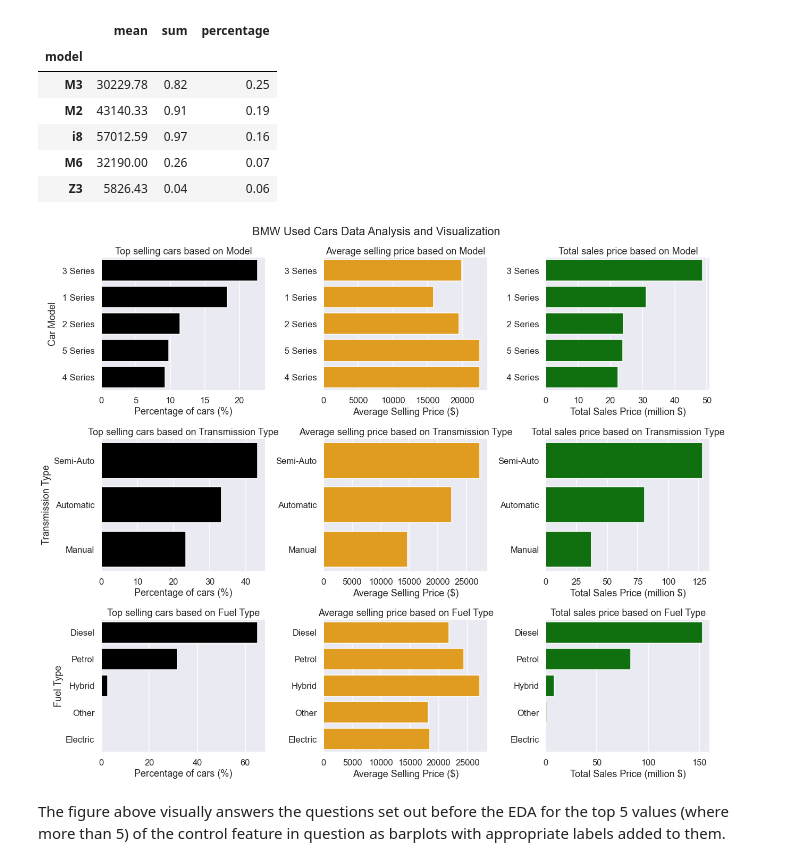
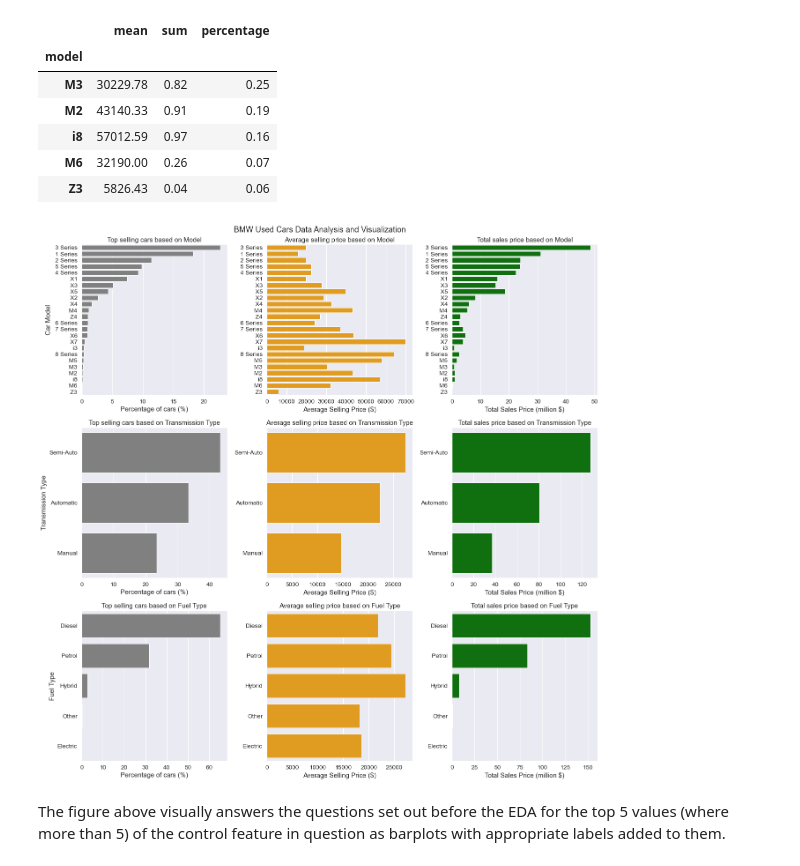
Before and after one commit to TIslam95/Used_Car_Data_Analysis_and_Visualization, a Jupyter notebook: bmw_used_car_analysis.ipynb, the cells around one changed output. Drawn from its saved outputs; the diff is of its cells as text; code cells hidden in the pictures.

Commit message:
Update Visualizations

```diff
--- a/bmw_used_car_analysis.ipynb
+++ b/bmw_used_car_analysis.ipynb
@@ -333,31 +333,31 @@ display(df_model.tail())
 | Z3 | 5826.43 | 0.04 | 0.06 |
 # %%
 # Set up the visualization context and style
-sns.set_context("talk")
+sns.set_context("notebook", font_scale = 1.25)
 sns.set_style("darkgrid")
 
 # Create a figure
-plt.figure(figsize = (18,15))
+plt.figure(figsize = (18,18))
 
 # Provide a Central Title for the figure and adjust the subplot layouts
 plt.suptitle("BMW Used Cars Data Analysis and Visualization")
 
 # Create Barplot in Position: 1 Based on Model showing values for Percentage
 plt.subplot(3, 3, 1)
-customBarPlot(data = df_model.head(),
+customBarPlot(data = df_model,
              x = 'percentage',
-             y = df_model.head().index,
+             y = df_model.index,
              orient = 'h',
-             color = 'black',
+             color = 'grey',
              title = "Top selling cars based on Model",
              xlabel = "Percentage of cars (%)",
              ylabel = "Car Model")
 
 # Create Barplot in Position: 2 Based on Model showing values for average selling price
 plt.subplot(3, 3, 2)
-customBarPlot(data = df_model.head(),
+customBarPlot(data = df_model,
              x = 'mean',
-             y = df_model.head().index,
+             y = df_model.index,
              orient = 'h',
              color = 'orange',
              title = "Average selling price based on Model",
@@ -366,9 +366,9 @@ customBarPlot(data = df_model.head(),
 
 # Create Barplot in Position: 3 Based on Model showing values for total sales
 plt.subplot(3, 3, 3)
-customBarPlot(data = df_model.head(),
+customBarPlot(data = df_model,
              x = 'sum',
-             y = df_model.head().index,
+             y = df_model.index,
              orient = 'h',
              color = 'green',
              title = "Total sales price based on Model",
@@ -377,20 +377,20 @@ customBarPlot(data = df_model.head(),
 
 # Create Barplot in Position: 4 Based on Transmission Type showing values for Percentage
 plt.subplot(3, 3, 4)
-customBarPlot(data = df_transmission.head(),
+customBarPlot(data = df_transmission,
              x = 'percentage',
-             y = df_transmission.head().index,
+             y = df_transmission.index,
              orient = 'h',
-             color = 'black',
+             color = 'grey',
              title = "Top selling cars based on Transmission Type",
              xlabel = "Percentage of cars (%)",
              ylabel = "Transmission Type")
 
 # Create Barplot in Position: 5 Based on Transmission Type showing values for average selling price
 plt.subplot(3, 3, 5)
-customBarPlot(data = df_transmission.head(),
+customBarPlot(data = df_transmission,
              x = 'mean',
-             y = df_transmission.head().index,
+             y = df_transmission.index,
              orient = 'h',
              color = 'orange',
              title = "Average selling price based on Transmission Type",
@@ -399,9 +399,9 @@ customBarPlot(data = df_transmission.head(),
 
 # Create Barplot in Position: 6 Based on Transmission Type showing values for total sales
 plt.subplot(3, 3, 6)
-customBarPlot(data = df_transmission.head(),
+customBarPlot(data = df_transmission,
              x = 'sum',
-             y = df_transmission.head().index,
+             y = df_transmission.index,
              orient = 'h',
              color = 'green',
              title = "Total sales price based on Transmission Type",
@@ -410,45 +410,45 @@ customBarPlot(data = df_transmission.head(),
 
 # Create Barplot in Position: 7 Based on Fuel Type showing values for Percentage
 plt.subplot(3, 3, 7)
-customBarPlot(data = df_fuelType.head(),
+customBarPlot(data = df_fuelType,
              x = 'percentage',
-             y = df_fuelType.head().index,
+             y = df_fuelType.index,
              orient = 'h',
-             color = 'black',
+             color = 'grey',
              title = "Top selling cars based on Fuel Type",
              xlabel = "Percentage of cars (%)",
              ylabel = "Fuel Type")
 
 # Create Barplot in Position: 8 Based on Fuel Type showing values for average selling price
 plt.subplot(3, 3, 8)
-customBarPlot(data = df_fuelType.head(),
+customBarPlot(data = df_fuelType,
              x = 'mean',
-             y = df_fuelType.head().index,
+             y = df_fuelType.index,
              orient = 'h',
              color = 'orange',
              title = "Average selling price based on Fuel Type",
              xlabel = "Average Selling Price ($)",
              ylabel = "")
 
 # Create Barplot in Position: 9 Based on Fuel Type showing values for total sales
 plt.subplot(3, 3, 9)
-customBarPlot(data = df_fuelType.head(),
+customBarPlot(data = df_fuelType,
              x = 'sum',
-             y = df_fuelType.head().index,
+             y = df_fuelType.index,
              orient = 'h',
              color = 'green',
              title = "Total sales price based on Fuel Type",
              xlabel = "Total Sales Price (million $)",
              ylabel = "")
 
 # sns.barplot(x = 'percentage', y = df_model.index, data = df_model, orient = 'h', color = 'black')
 
 # Adjust the subplot layouts
 plt.tight_layout()
 
 # Display the visualization
 plt.show()
 # %% [output]
-[figure, old version]
+[figure, new version]
 # %% [markdown]
 The figure above visually answers the questions set out before the EDA for the top 5 values (where more than 5) of the control feature in question as barplots with appropriate labels added to them.
```
Also changed, not shown: 6 other files.
